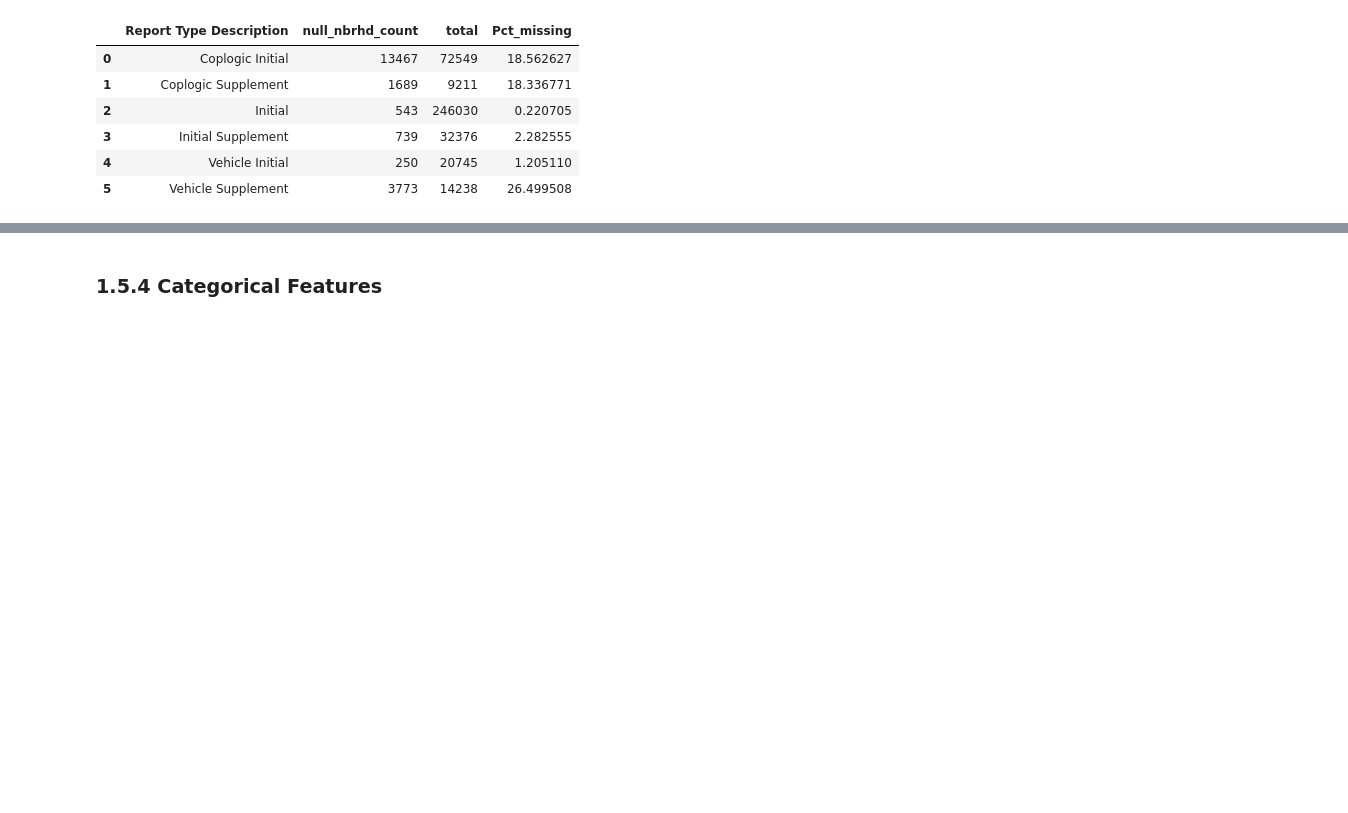
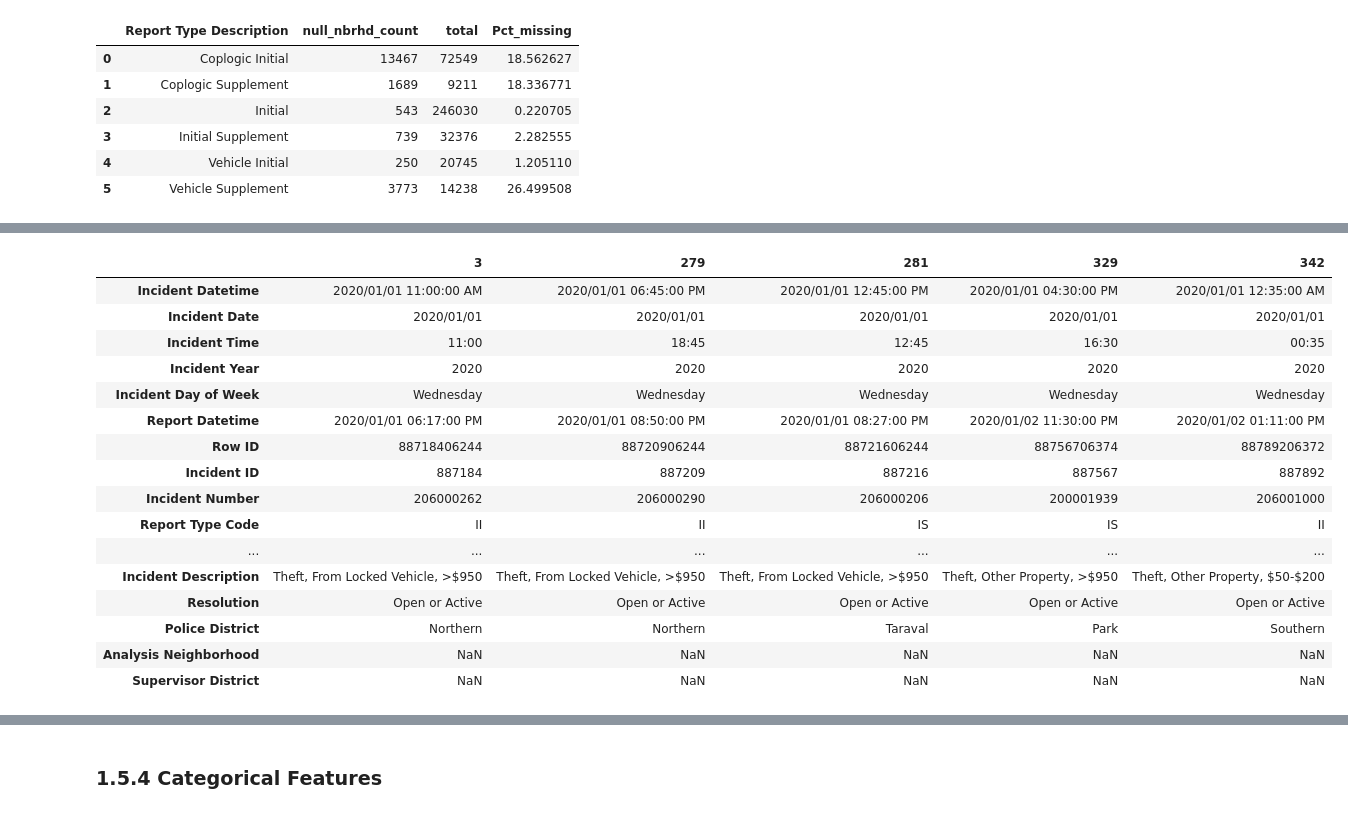
Before and after one commit to fontainelam/SF-PoliceIncidents-311-Housing, a Jupyter notebook: Wrangling_SF_Police_Incidents.ipynb, the cells around one changed output, grey strips where cells are left out. Saved outputs shown, nothing was run; the diff lists cells and outputs as text; code cells hidden in the pictures; blank space fills up the shorter version.

```diff
--- a/Wrangling_SF_Police_Incidents.ipynb
+++ b/Wrangling_SF_Police_Incidents.ipynb
@@ -317,0 +497,24 @@ df_nullnbrhds_overall
+# %%
+# let's get some from 2020 and see if there are corresponding other reports
+incident_data[incident_data['Analysis Neighborhood'].isna()
+              & (incident_data['Report Type Description'].str.startswith('Coplogic'))
+              & (incident_data['Incident Category'] == 'Larceny Theft')
+              & (incident_data['Incident Year'] == 2020)].head().T
+# %% [output]
+|  | 3 | 279 | 281 | 329 | 342 |
+| Incident Datetime | 2020/01/01 11:00:00 AM | 2020/01/01 06:45:00 PM | 2020/01/01 12:45:00 PM | 2020/01/01 04:30:00 PM | 2020/01/01 12:35:00 AM |
+| Incident Date | 2020/01/01 | 2020/01/01 | 2020/01/01 | 2020/01/01 | 2020/01/01 |
+| Incident Time | 11:00 | 18:45 | 12:45 | 16:30 | 00:35 |
+| Incident Year | 2020 | 2020 | 2020 | 2020 | 2020 |
+| Incident Day of Week | Wednesday | Wednesday | Wednesday | Wednesday | Wednesday |
+| Report Datetime | 2020/01/01 06:17:00 PM | 2020/01/01 08:50:00 PM | 2020/01/01 08:27:00 PM | 2020/01/02 11:30:00 PM | 2020/01/02 01:11:00 PM |
+| Row ID | 88718406244 | 88720906244 | 88721606244 | 88756706374 | 88789206372 |
+| Incident ID | 887184 | 887209 | 887216 | 887567 | 887892 |
+| Incident Number | 206000262 | 206000290 | 206000206 | 200001939 | 206001000 |
+| Report Type Code | II | II | IS | IS | II |
+| ... | ... | ... | ... | ... | ... |
+| Incident Description | Theft, From Locked Vehicle, >$950 | Theft, From Locked Vehicle, >$950 | Theft, From Locked Vehicle, >$950 | Theft, Other Property, >$950 | Theft, Other Property, $50-$200 |
+| Resolution | Open or Active | Open or Active | Open or Active | Open or Active | Open or Active |
+| Police District | Northern | Northern | Taraval | Park | Southern |
+| Analysis Neighborhood | NaN | NaN | NaN | NaN | NaN |
+| Supervisor District | NaN | NaN | NaN | NaN | NaN |
```
Also changed, not shown: parts of 68 cells of this notebook, 2 other files.
